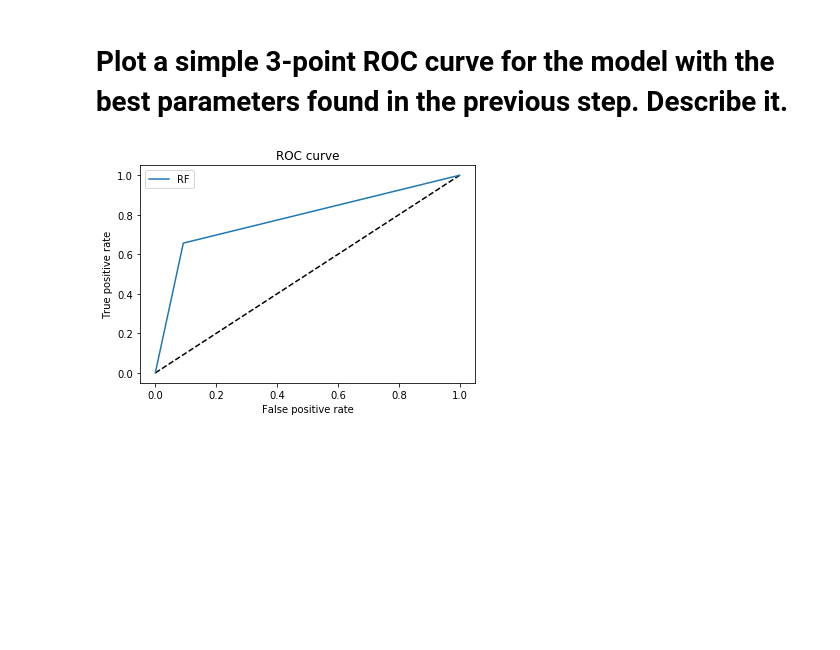
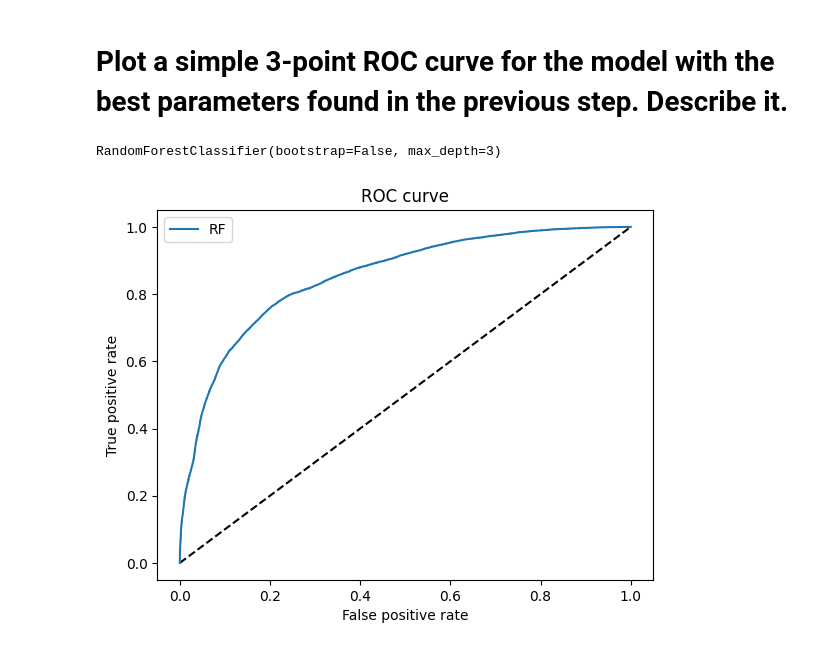
Before and after one commit to ZappD0S/MLPNS_GZappavigna, a Jupyter notebook: CART/higgsbosonSearch.ipynb, the cells around one changed output. Cells and saved outputs as stored; diff of their text form; code cells hidden in the pictures; blank space fills up the shorter version.

```diff
--- a/CART/higgsbosonSearch.ipynb
+++ b/CART/higgsbosonSearch.ipynb
@@ -278,21 +282,25 @@ df
 # %% [markdown]
 # Plot a simple 3-point ROC curve for the model with the best parameters found in the previous step. Describe it.
 # %%
-rf.fit(traindata, train_label.values.flatten()=="s", max_depth.....)
+# rf.fit(traindata, train_label.values.flatten()=="s", max_depth.....)
+best_rf = RandomForestClassifier(**random_search.best_params_)
+best_rf.fit(X_train, labels_train)
+# %% [output]
+RandomForestClassifier(bootstrap=False, max_depth=3)
 # %%
 # The random forest model by itself
 from sklearn.metrics import roc_curve
-y_pred_grd_rfcat = rf.predict_proba(testdata)[:, 1]
+y_pred_grd_rfcat = best_rf.predict_proba(X_test)[:, 1]
 
-fpr_rf, tpr_rf, _ = roc_curve(test_label.values.flatten()=="s", rf.predict(y_pred_grd_rfcat))
+fpr_rf, tpr_rf, _ = roc_curve(labels_test.flatten()=="s", y_pred_grd_rfcat)
 
 plt.figure(1)
 plt.plot([0, 1], [0, 1], 'k--')
 plt.plot(fpr_rf, tpr_rf, label='RF')
 plt.xlabel('False positive rate')
 plt.ylabel('True positive rate')
 plt.title('ROC curve')
 plt.legend(loc='best')
 plt.show()
 # %% [output]
-[figure, old version]
+[figure, new version]
```
Also changed, not shown: parts of 13 cells of this notebook.
